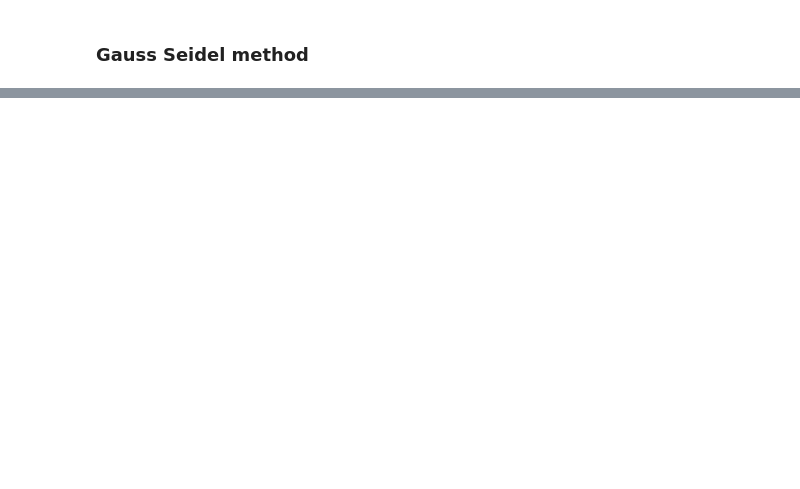
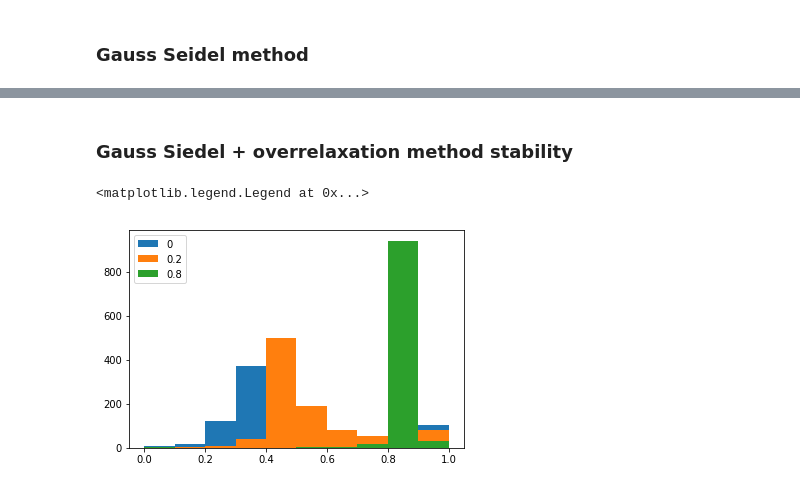
Before and after one commit to mukund109/Numerical_Analysis_PHYS3142, a Jupyter notebook: Assignment6.ipynb, the cells around one changed output, grey strips where cells are left out. Cells and saved outputs as stored; diff of their text form; code cells hidden in the pictures; blank space fills up the shorter version.

```diff
--- a/Assignment6.ipynb
+++ b/Assignment6.ipynb
@@ -94,0 +88,38 @@ plt.quiver(xx[skip], yy[skip], dx[skip], dy[skip])
+# %% [markdown]
+### Gauss Siedel + overrelaxation method stability
+# %%
+for w in [0,0.2,0.8]:
+    N = 1000
+
+    A = []
+    for j in range(N):
+        A.append([])
+        for i in range(N):
+            if i==j:
+                A[j].append(1)
+            elif i==j-1:
+                A[j].append(-(1+w)/2)
+            else:
+                A[j].append(0)
+
+
+    B = []
+    for j in range(N):
+        B.append([])
+        for i in range(N):
+            if i==j:
+                B[j].append(-w)
+            elif i==j+1:
+                B[j].append((1+w)/2)
+            else:
+                B[j].append(0)
+
+    A,B = map(np.matrix, [A,B])
+    eign = np.linalg.eig(np.linalg.inv(A) * B)[0]
+    magnitude_eign = np.absolute(eign)
+    plt.hist(magnitude_eign)
+
+plt.legend(['0','0.2','0.8'])
+# %% [output]
+<matplotlib.legend.Legend at 0x...>
+[figure, added]
```
Also changed, not shown: parts of 6 cells of this notebook.
